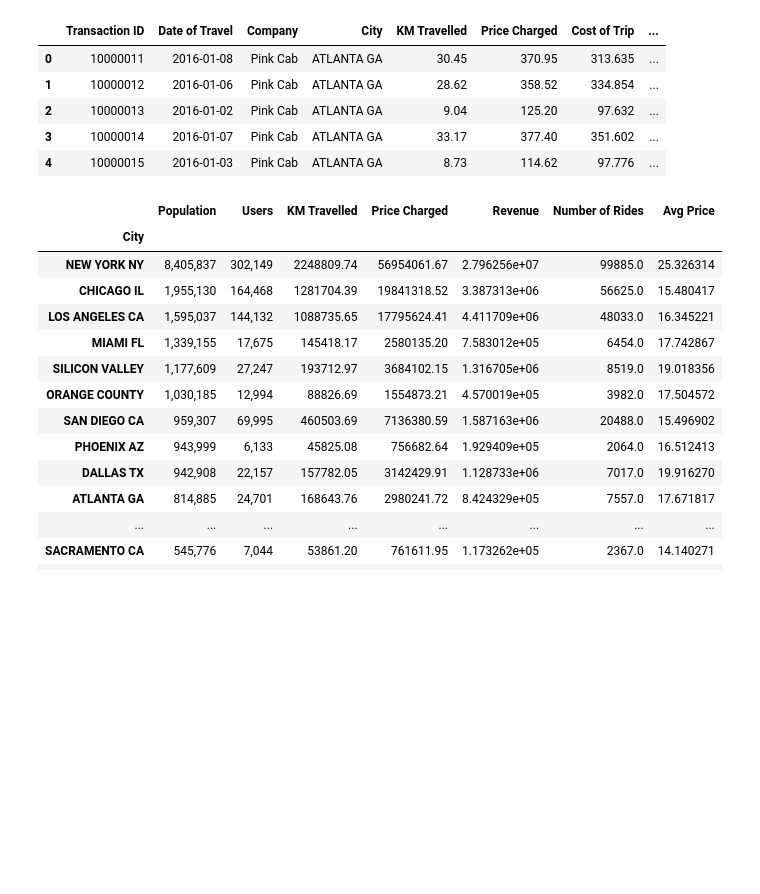
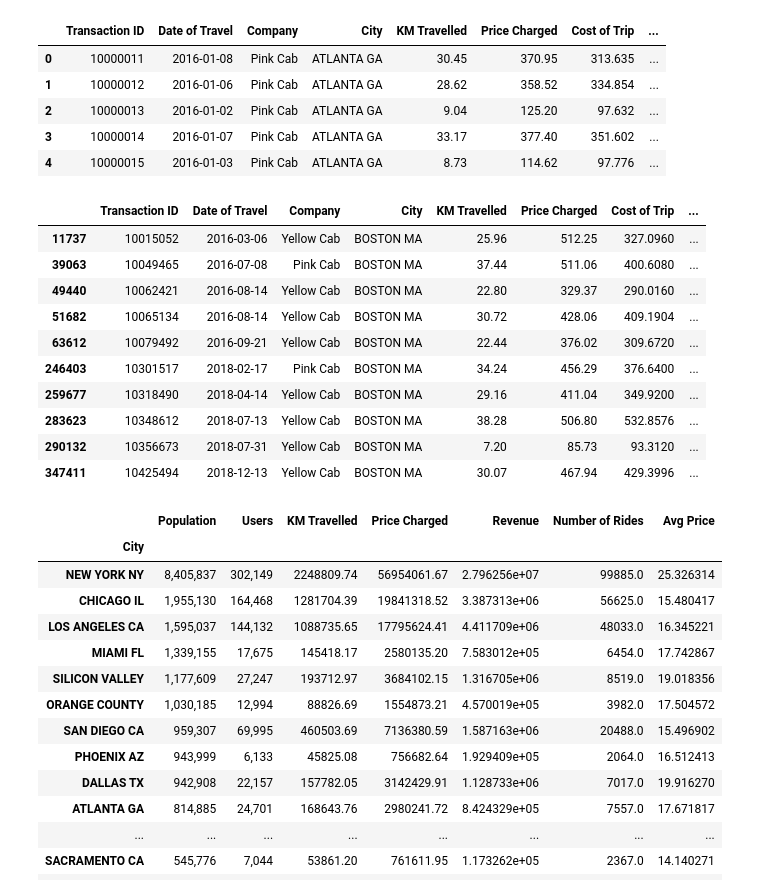
Before and after one commit to richardzzhang/Cab, a Jupyter notebook: Cab.ipynb, the cells around one changed output. Cells and saved outputs as stored; diff of their text form; code cells hidden in the pictures; blank space fills up the shorter version.

```diff
--- a/Cab.ipynb
+++ b/Cab.ipynb
@@ -37,6 +37,20 @@ df1.head()
 | 2 | 10000013 | 2016-01-02 | Pink Cab | ATLANTA GA | 9.04 | 125.20 | 97.632 | ... |
 | 3 | 10000014 | 2016-01-07 | Pink Cab | ATLANTA GA | 33.17 | 377.40 | 351.602 | ... |
 | 4 | 10000015 | 2016-01-03 | Pink Cab | ATLANTA GA | 8.73 | 114.62 | 97.776 | ... |
+# %%
+df1[df1['Customer ID']==59997]
+# %% [output]
+|  | Transaction ID | Date of Travel | Company | City | KM Travelled | Price Charged | Cost of Trip | ... |
+| 11737 | 10015052 | 2016-03-06 | Yellow Cab | BOSTON MA | 25.96 | 512.25 | 327.0960 | ... |
+| 39063 | 10049465 | 2016-07-08 | Pink Cab | BOSTON MA | 37.44 | 511.06 | 400.6080 | ... |
+| 49440 | 10062421 | 2016-08-14 | Yellow Cab | BOSTON MA | 22.80 | 329.37 | 290.0160 | ... |
+| 51682 | 10065134 | 2016-08-14 | Yellow Cab | BOSTON MA | 30.72 | 428.06 | 409.1904 | ... |
+| 63612 | 10079492 | 2016-09-21 | Yellow Cab | BOSTON MA | 22.44 | 376.02 | 309.6720 | ... |
+| 246403 | 10301517 | 2018-02-17 | Pink Cab | BOSTON MA | 34.24 | 456.29 | 376.6400 | ... |
+| 259677 | 10318490 | 2018-04-14 | Yellow Cab | BOSTON MA | 29.16 | 411.04 | 349.9200 | ... |
+| 283623 | 10348612 | 2018-07-13 | Yellow Cab | BOSTON MA | 38.28 | 506.80 | 532.8576 | ... |
+| 290132 | 10356673 | 2018-07-31 | Yellow Cab | BOSTON MA | 7.20 | 85.73 | 93.3120 | ... |
+| 347411 | 10425494 | 2018-12-13 | Yellow Cab | BOSTON MA | 30.07 | 467.94 | 429.3996 | ... |
 # %%
 df_tmp = df1[['City','KM Travelled','Price Charged','Revenue']].groupby(by='City').sum()
 df_tmp
```
Also changed, not shown: parts of 4 cells of this notebook.
